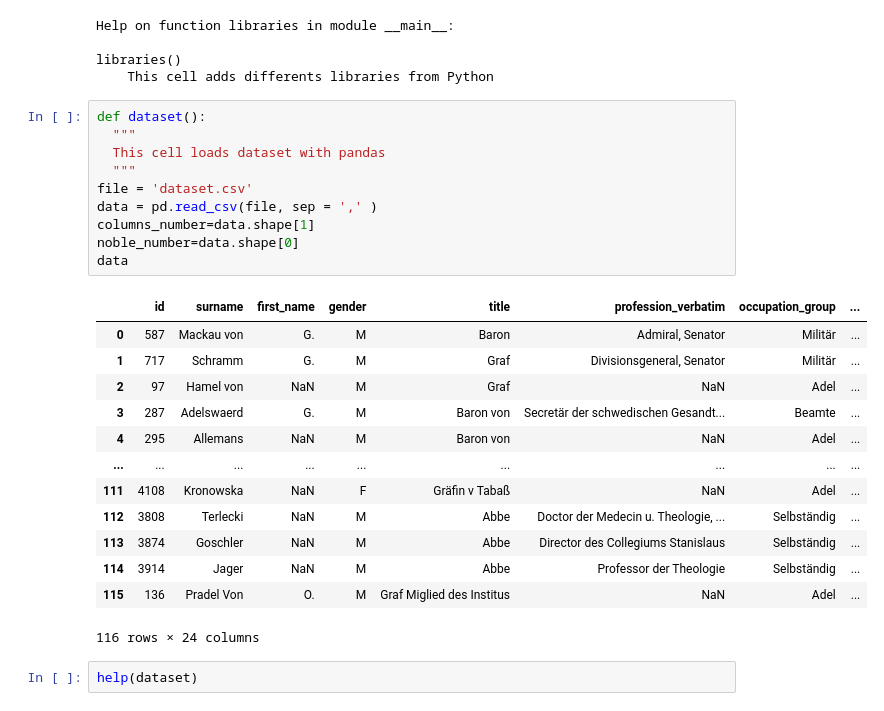
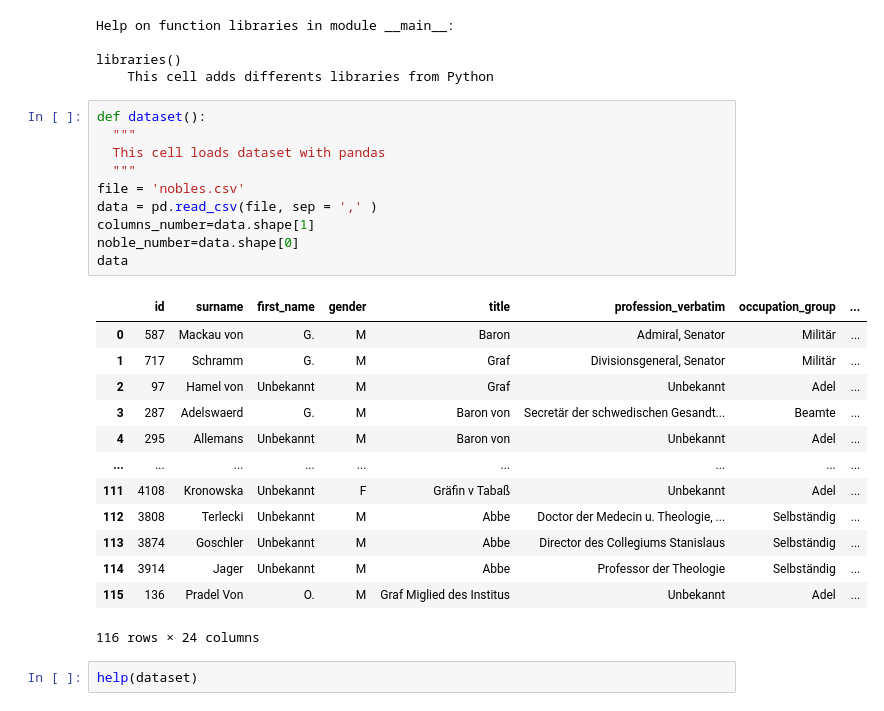
Before and after one commit to evirevialle/notebook_python, a Jupyter notebook: dataset_nobles.ipynb, the cells around one changed output. Saved outputs shown, nothing was run; the diff lists cells and outputs as text.

```diff
--- a/dataset_nobles.ipynb
+++ b/dataset_nobles.ipynb
@@ -51,26 +52,26 @@ libraries()
 # %%
 def dataset():
   """
   This cell loads dataset with pandas
   """
-file = 'dataset.csv'
+file = 'nobles.csv'
 data = pd.read_csv(file, sep = ',' )
 columns_number=data.shape[1]
 noble_number=data.shape[0]
 data
 # %% [output]
 |  | id | surname | first_name | gender | title | profession_verbatim | occupation_group | ... |
 | 0 | 587 | Mackau von | G. | M | Baron | Admiral, Senator | Militär | ... |
 | 1 | 717 | Schramm | G. | M | Graf | Divisionsgeneral, Senator | Militär | ... |
-| 2 | 97 | Hamel von | NaN | M | Graf | NaN | Adel | ... |
+| 2 | 97 | Hamel von | Unbekannt | M | Graf | Unbekannt | Adel | ... |
 | 3 | 287 | Adelswaerd | G. | M | Baron von | Secretär der schwedischen Gesandt... | Beamte | ... |
-| 4 | 295 | Allemans | NaN | M | Baron von | NaN | Adel | ... |
+| 4 | 295 | Allemans | Unbekannt | M | Baron von | Unbekannt | Adel | ... |
 | ... | ... | ... | ... | ... | ... | ... | ... | ... |
-| 111 | 4108 | Kronowska | NaN | F | Gräfin v Tabaß | NaN | Adel | ... |
-| 112 | 3808 | Terlecki | NaN | M | Abbe | Doctor der Medecin u. Theologie, ... | Selbständig | ... |
-| 113 | 3874 | Goschler | NaN | M | Abbe | Director des Collegiums Stanislaus | Selbständig | ... |
-| 114 | 3914 | Jager | NaN | M | Abbe | Professor der Theologie | Selbständig | ... |
-| 115 | 136 | Pradel Von | O. | M | Graf Miglied des Institus | NaN | Adel | ... |
+| 111 | 4108 | Kronowska | Unbekannt | F | Gräfin v Tabaß | Unbekannt | Adel | ... |
+| 112 | 3808 | Terlecki | Unbekannt | M | Abbe | Doctor der Medecin u. Theologie, ... | Selbständig | ... |
+| 113 | 3874 | Goschler | Unbekannt | M | Abbe | Director des Collegiums Stanislaus | Selbständig | ... |
+| 114 | 3914 | Jager | Unbekannt | M | Abbe | Professor der Theologie | Selbständig | ... |
+| 115 | 136 | Pradel Von | O. | M | Graf Miglied des Institus | Unbekannt | Adel | ... |
 116 rows × 24 columns
 # %%
 help(dataset)
```
Also changed, not shown: parts of 6 cells of this notebook.
